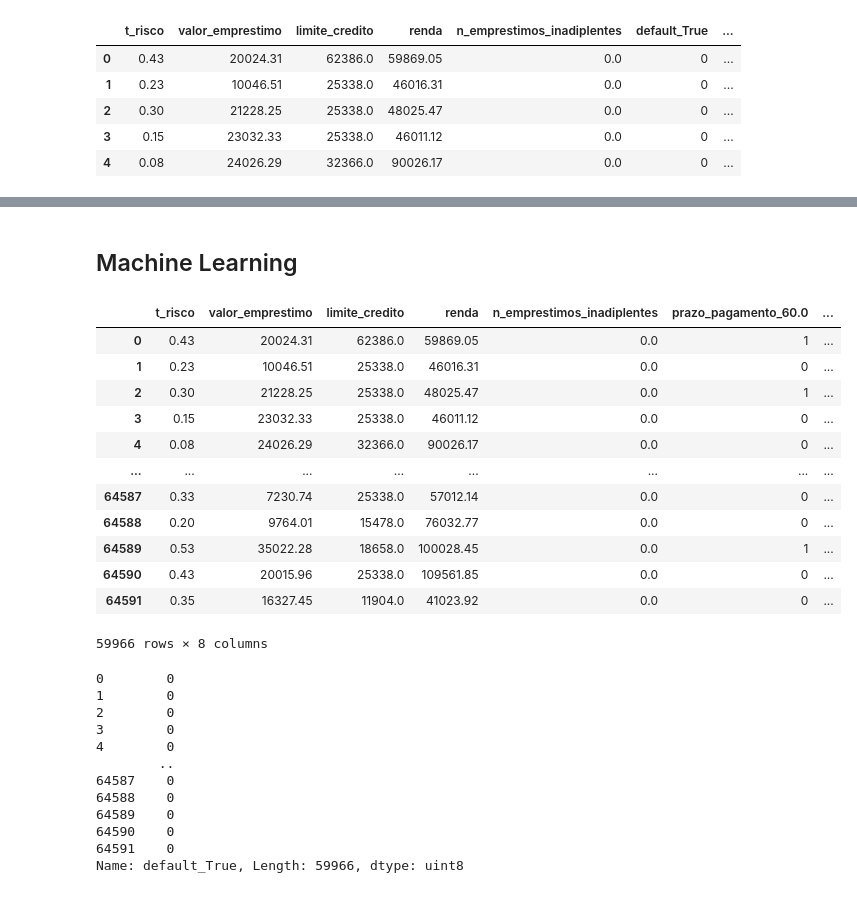
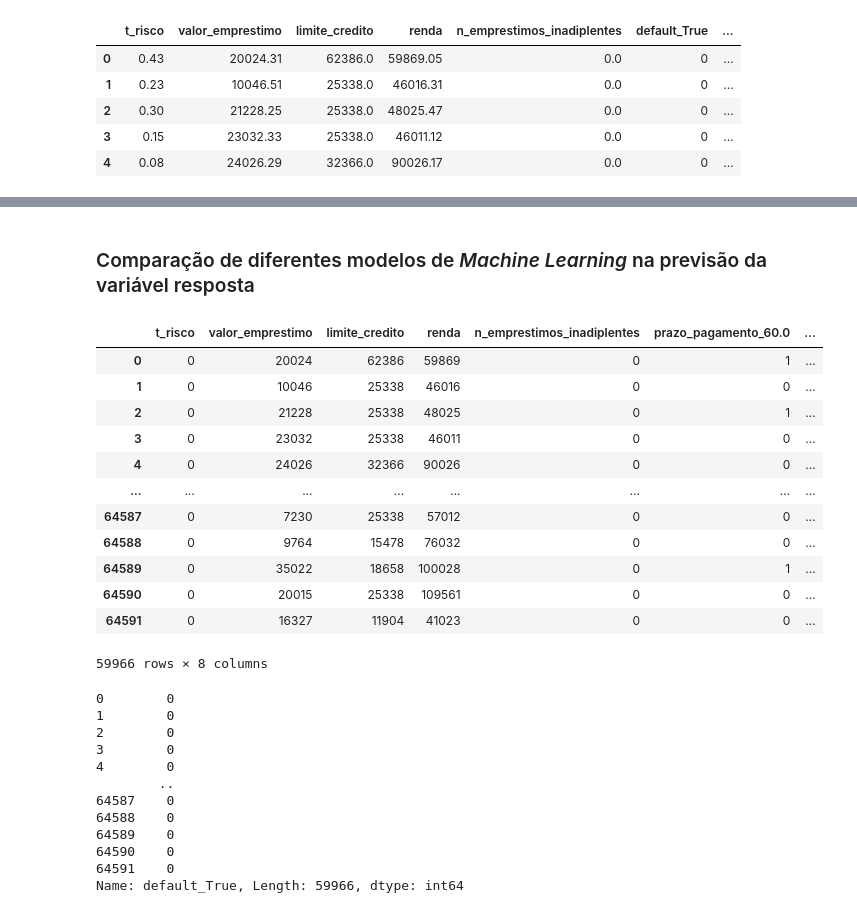
Before and after one commit to jefersonmglh/analise-credito, a Jupyter notebook: analise_de_credito.ipynb, the cells around one changed output, grey strips where cells are left out. Cells and saved outputs as stored; diff of their text form; code cells hidden in the pictures.

```diff
--- a/analise_de_credito.ipynb
+++ b/analise_de_credito.ipynb
@@ -338,26 +335,26 @@ plt.show()
 # %% [markdown]
-## Machine Learning
+###    Comparação de diferentes modelos de <em> Machine Learning </em> na previsão da variável resposta
 # %%
 from sklearn.model_selection import train_test_split
 # %%
-df_features = df.drop(columns=(['default_True']))
+df_features = df.drop(columns=(['default_True'])).astype('int64')
 df_features
 # %% [output]
 |  | t_risco | valor_emprestimo | limite_credito | renda | n_emprestimos_inadiplentes | prazo_pagamento_60.0 | ... |
-| 0 | 0.43 | 20024.31 | 62386.0 | 59869.05 | 0.0 | 1 | ... |
-| 1 | 0.23 | 10046.51 | 25338.0 | 46016.31 | 0.0 | 0 | ... |
-| 2 | 0.30 | 21228.25 | 25338.0 | 48025.47 | 0.0 | 1 | ... |
-| 3 | 0.15 | 23032.33 | 25338.0 | 46011.12 | 0.0 | 0 | ... |
-| 4 | 0.08 | 24026.29 | 32366.0 | 90026.17 | 0.0 | 0 | ... |
+| 0 | 0 | 20024 | 62386 | 59869 | 0 | 1 | ... |
+| 1 | 0 | 10046 | 25338 | 46016 | 0 | 0 | ... |
+| 2 | 0 | 21228 | 25338 | 48025 | 0 | 1 | ... |
+| 3 | 0 | 23032 | 25338 | 46011 | 0 | 0 | ... |
+| 4 | 0 | 24026 | 32366 | 90026 | 0 | 0 | ... |
 | ... | ... | ... | ... | ... | ... | ... | ... |
-| 64587 | 0.33 | 7230.74 | 25338.0 | 57012.14 | 0.0 | 0 | ... |
-| 64588 | 0.20 | 9764.01 | 15478.0 | 76032.77 | 0.0 | 0 | ... |
-| 64589 | 0.53 | 35022.28 | 18658.0 | 100028.45 | 0.0 | 1 | ... |
-| 64590 | 0.43 | 20015.96 | 25338.0 | 109561.85 | 0.0 | 0 | ... |
-| 64591 | 0.35 | 16327.45 | 11904.0 | 41023.92 | 0.0 | 0 | ... |
+| 64587 | 0 | 7230 | 25338 | 57012 | 0 | 0 | ... |
+| 64588 | 0 | 9764 | 15478 | 76032 | 0 | 0 | ... |
+| 64589 | 0 | 35022 | 18658 | 100028 | 0 | 1 | ... |
+| 64590 | 0 | 20015 | 25338 | 109561 | 0 | 0 | ... |
+| 64591 | 0 | 16327 | 11904 | 41023 | 0 | 0 | ... |
 59966 rows × 8 columns
 # %%
-df_label = df['default_True']
+df_label = df['default_True'].astype('int64')
 df_label
 # %% [output]
 0        0
@@ -371,4 +368,4 @@ df_label
 64589    0
 64590    0
 64591    0
-Name: default_True, Length: 59966, dtype: uint8
+Name: default_True, Length: 59966, dtype: int64
```
Also changed, not shown: parts of 26 cells of this notebook.
